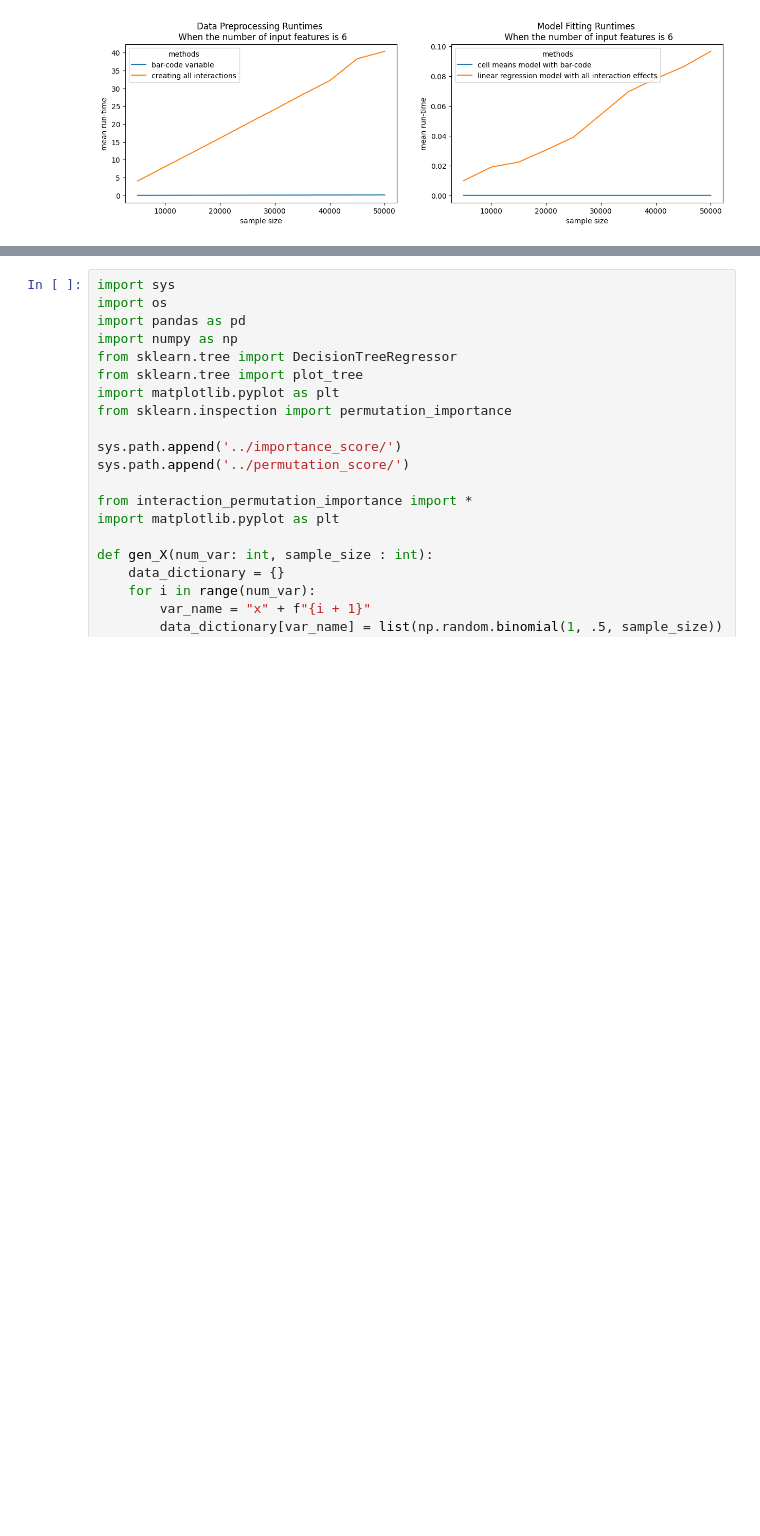
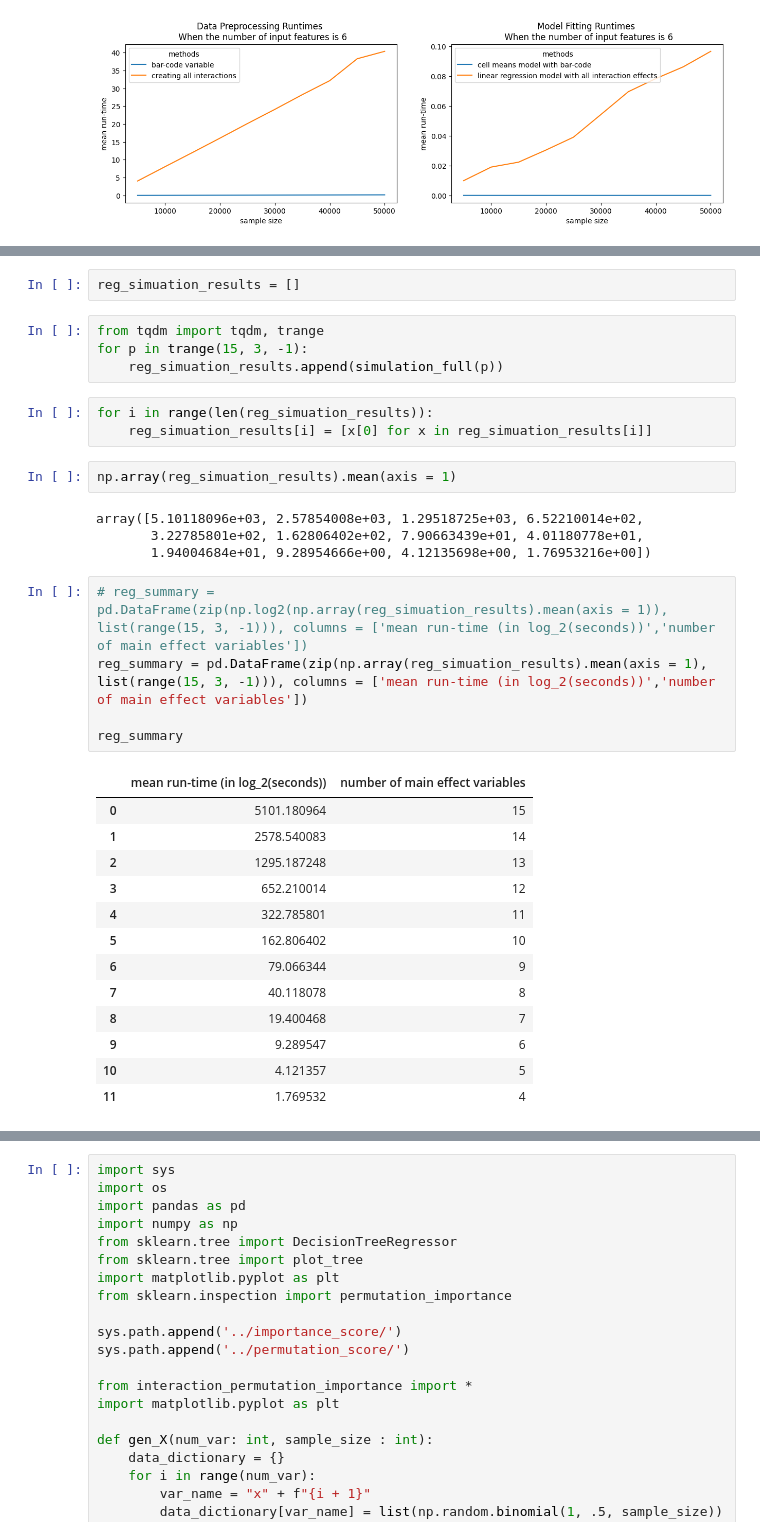
Before and after one commit to leeparkuky/barcode, a Jupyter notebook: chapter_1_simulation/memory.ipynb, the cells around one changed output, grey strips where cells are left out. Cells and saved outputs as stored; diff of their text form; blank space fills up the shorter version.

```diff
--- a/chapter_1_simulation/memory.ipynb
+++ b/chapter_1_simulation/memory.ipynb
@@ -241,0 +329,34 @@ for k in range(3, 7):
+# %%
+reg_simuation_results = []
+# %%
+from tqdm import tqdm, trange
+for p in trange(15, 3, -1):
+    reg_simuation_results.append(simulation_full(p))
+# %%
+for i in range(len(reg_simuation_results)):
+    reg_simuation_results[i] = [x[0] for x in reg_simuation_results[i]]
+# %%
+np.array(reg_simuation_results).mean(axis = 1)
+# %% [output]
+array([5.10118096e+03, 2.57854008e+03, 1.29518725e+03, 6.52210014e+02,
+       3.22785801e+02, 1.62806402e+02, 7.90663439e+01, 4.01180778e+01,
+       1.94004684e+01, 9.28954666e+00, 4.12135698e+00, 1.76953216e+00])
+# %%
+# reg_summary = pd.DataFrame(zip(np.log2(np.array(reg_simuation_results).mean(axis = 1)), list(range(15, 3, -1))), columns = ['mean run-time (in log_2(seconds))','number of main effect variables'])
+reg_summary = pd.DataFrame(zip(np.array(reg_simuation_results).mean(axis = 1), list(range(15, 3, -1))), columns = ['mean run-time (in log_2(seconds))','number of main effect variables'])
+
+reg_summary
+# %% [output]
+|  | mean run-time (in log_2(seconds)) | number of main effect variables |
+| 0 | 5101.180964 | 15 |
+| 1 | 2578.540083 | 14 |
+| 2 | 1295.187248 | 13 |
+| 3 | 652.210014 | 12 |
+| 4 | 322.785801 | 11 |
+| 5 | 162.806402 | 10 |
+| 6 | 79.066344 | 9 |
+| 7 | 40.118078 | 8 |
+| 8 | 19.400468 | 7 |
+| 9 | 9.289547 | 6 |
+| 10 | 4.121357 | 5 |
+| 11 | 1.769532 | 4 |
```
Also changed, not shown: parts of 28 cells of this notebook, 9 other files.
